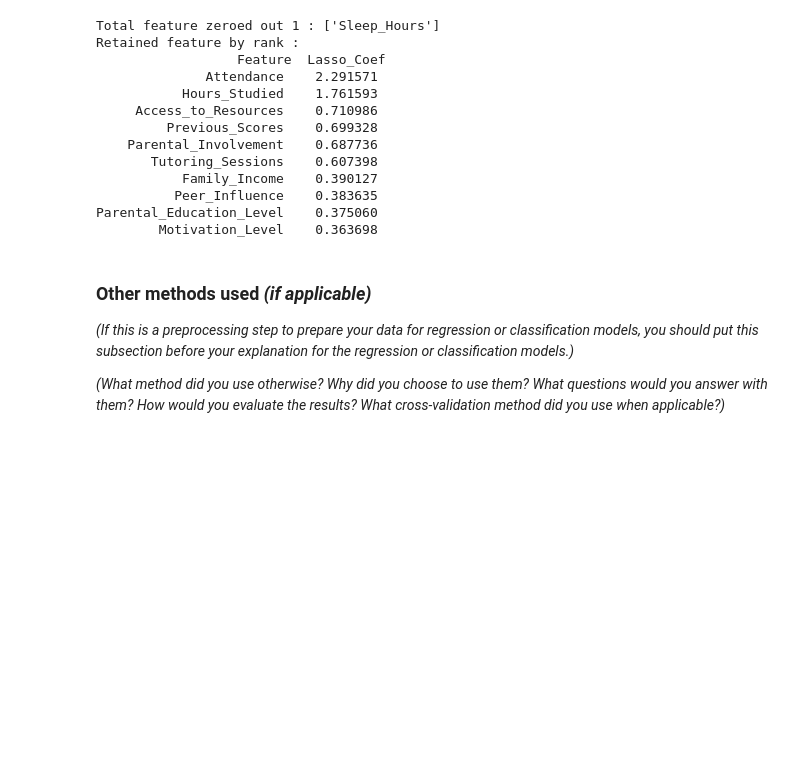
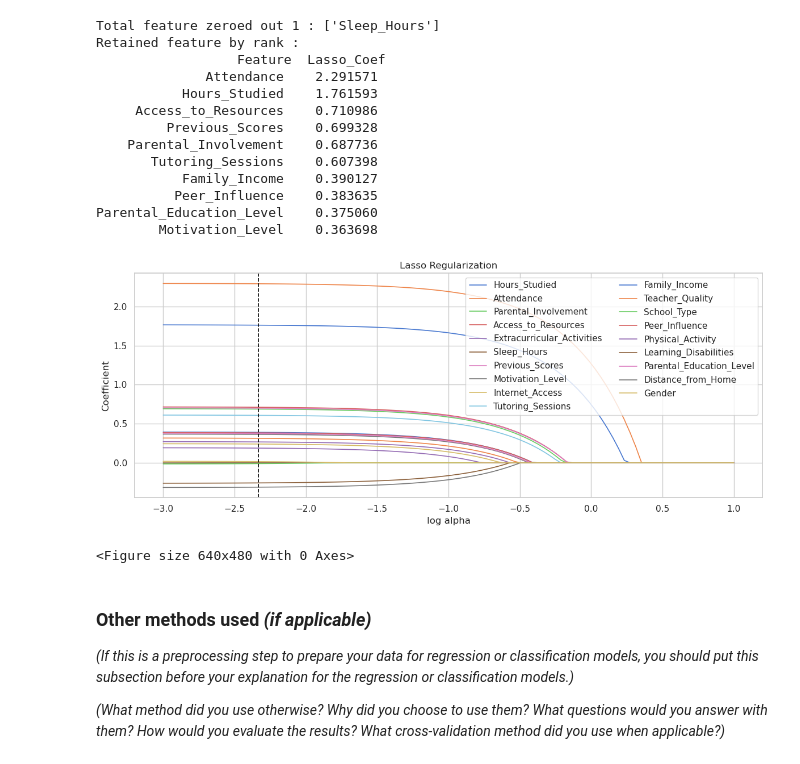
Before and after one commit to MintMena/CMSE381-Project, a Jupyter notebook: CMSE381-Project.ipynb, the cells around one changed output. Drawn from its saved outputs; the diff is of its cells as text; code cells hidden in the pictures; blank space fills up the shorter version.

```diff
--- a/CMSE381-Project.ipynb
+++ b/CMSE381-Project.ipynb
@@ -252,6 +256,30 @@ Retained feature by rank :
           Peer_Influence    0.383635
 Parental_Education_Level    0.375060
         Motivation_Level    0.363698
+# %%
+# Graph for lasso regularization
+alphas_reg = np.logspace(-3, 1, 100)
+coefs_reg = []
+for a in alphas_reg:
+    m = Lasso(alpha = a, max_iter = 10000)
+    m.fit(X, y)
+    coefs_reg.append(m.coef_.copy())
+coefs_reg = np.array(coefs_reg)
+
+fig, ax = plt.subplots(figsize = (12, 5))
+for i, fname in enumerate(feature_cols):
+    ax.plot(np.log10(alphas_reg), coefs_reg[:, i], label = fname, linewidth = 1.2)
+ax.axvline(np.log10(best_alpha_lasso), color = "black", linestyle="--", linewidth=1.2)
+ax.set_xlabel("log alpha")
+ax.set_ylabel("Coefficient")
+ax.set_title("Lasso Regularization")
+ax.legend(ncol = 2, loc = "upper right")
+plt.tight_layout()
+plt.show()
+plt.savefig("fig_lasso_reg", dpi = 150, bbox_inches = "tight")
+# %% [output]
+[figure, added]
+<Figure size 640x480 with 0 Axes>
 # %% [markdown]
 ### Other methods used _(if applicable)_
 
```
Also changed, not shown: parts of 8 cells of this notebook.
